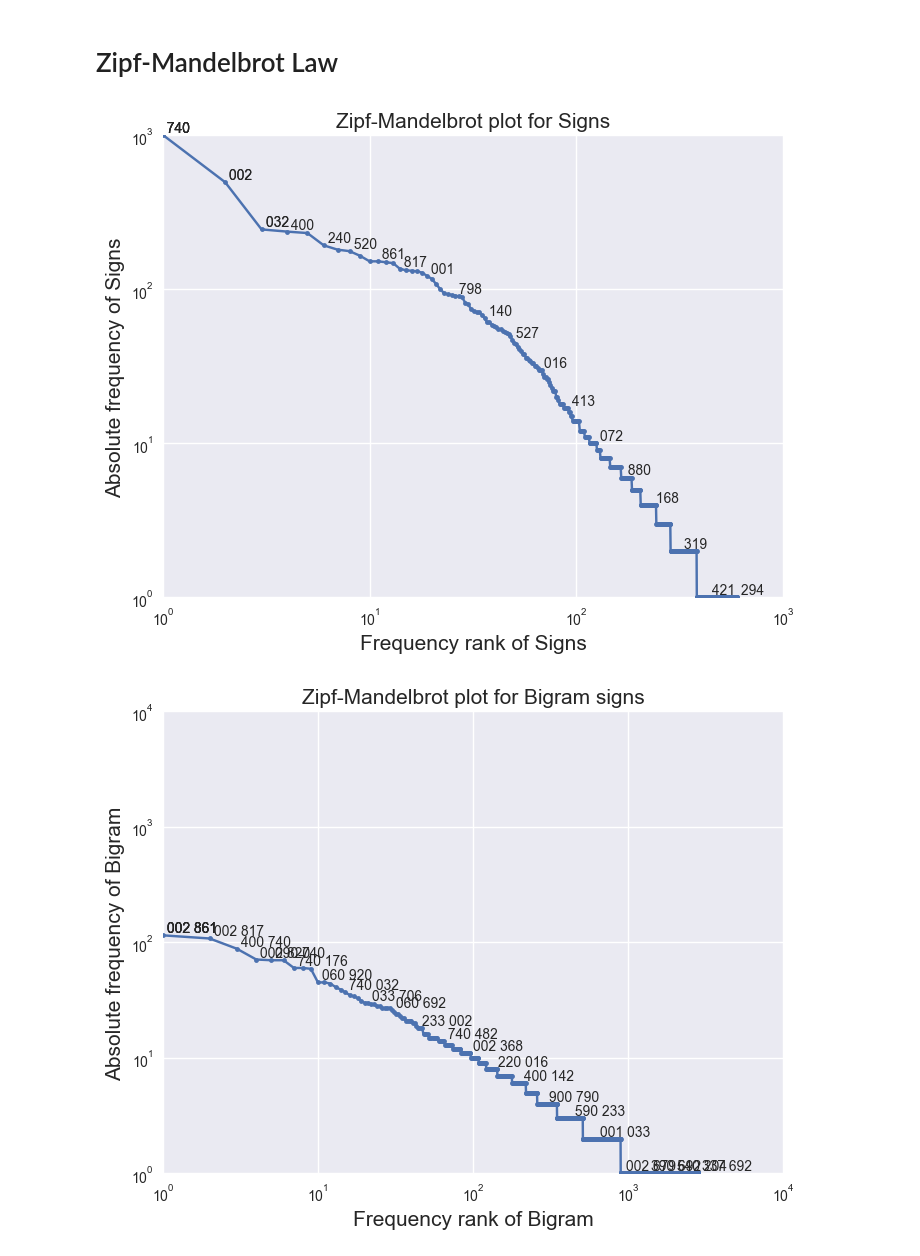
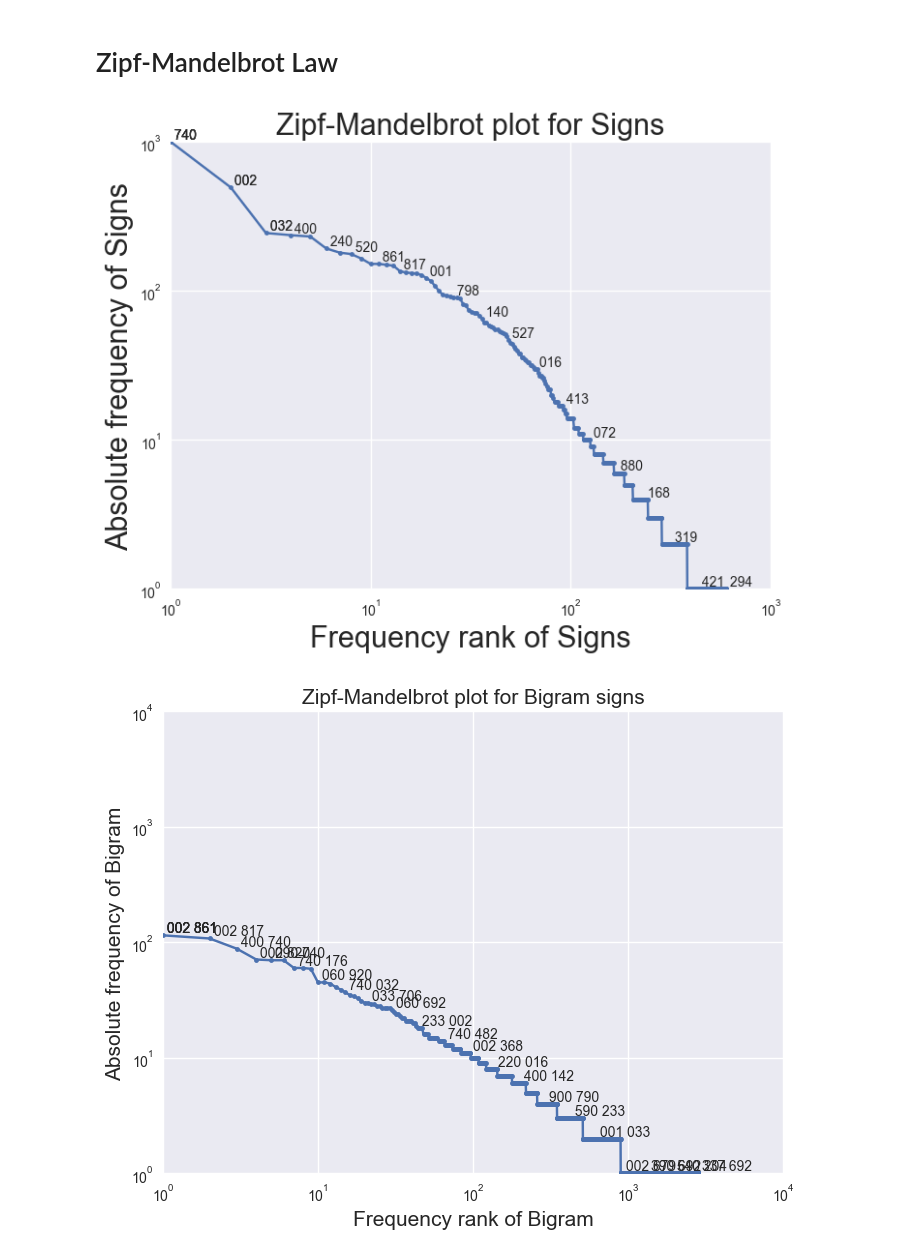
Before and after one commit to varundataquest/Indus-Valley-Text-Analysis, a Jupyter notebook: ICITTextAnalysis- Distribution Analysis.ipynb, the cells around one changed output. Drawn from its saved outputs; the diff is of its cells as text; code cells hidden in the pictures.

```diff
--- a/ICITTextAnalysis- Distribution Analysis.ipynb
+++ b/ICITTextAnalysis- Distribution Analysis.ipynb
@@ -53,36 +53,36 @@ Unigram Frequency df:
 # %%
 """Zipf Law
 Unigram
 """
 
 # Thank You:
 # https://towardsdatascience.com/another-twitter-sentiment-analysis-with-python-part-3-zipfs-law-data-visualisation-fc9eadda71e7
 from pylab import *
 
 counts = df_text_unigrams.Frequency
 tokens = df_text_unigrams.ICIT_Sign
 ranks = arange(1, len(counts)+1)
 indices = argsort(-counts)
 frequencies = counts[indices]
 
 plt.figure(figsize=(8,6))
 plt.ylim(1,10**3)
 plt.xlim(1,10**3)
 loglog(ranks, frequencies, marker=".")
-title("Zipf-Mandelbrot plot for Signs", fontsize=15)
-xlabel("Frequency rank of Signs", fontsize=15)
-ylabel("Absolute frequency of Signs", fontsize=15)
+title("Zipf-Mandelbrot plot for Signs", fontsize=22)
+xlabel("Frequency rank of Signs", fontsize=22)
+ylabel("Absolute frequency of Signs", fontsize=22)
 grid(True)
 for n in list(logspace(-0.5, log10(len(counts)-2), 25).astype(int)):
     no = text(ranks[n], frequencies[n], " " + tokens[indices[n]],
                  verticalalignment="bottom",
                  horizontalalignment="left")
 
 
 plt.savefig("images/zipf-Unigram.png")
 plt.show()
 # %% [output]
-[figure, old version]
+[figure, new version]
 # %%
 """Zipf Law
 Bigram
```
Also changed, not shown: 3 other files.
